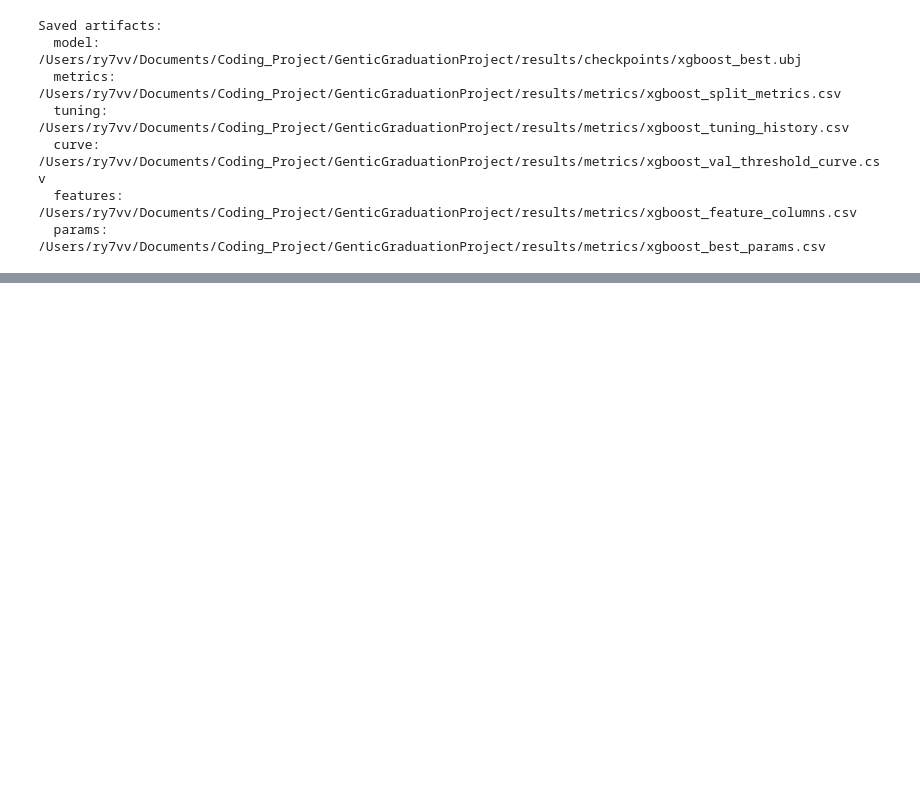
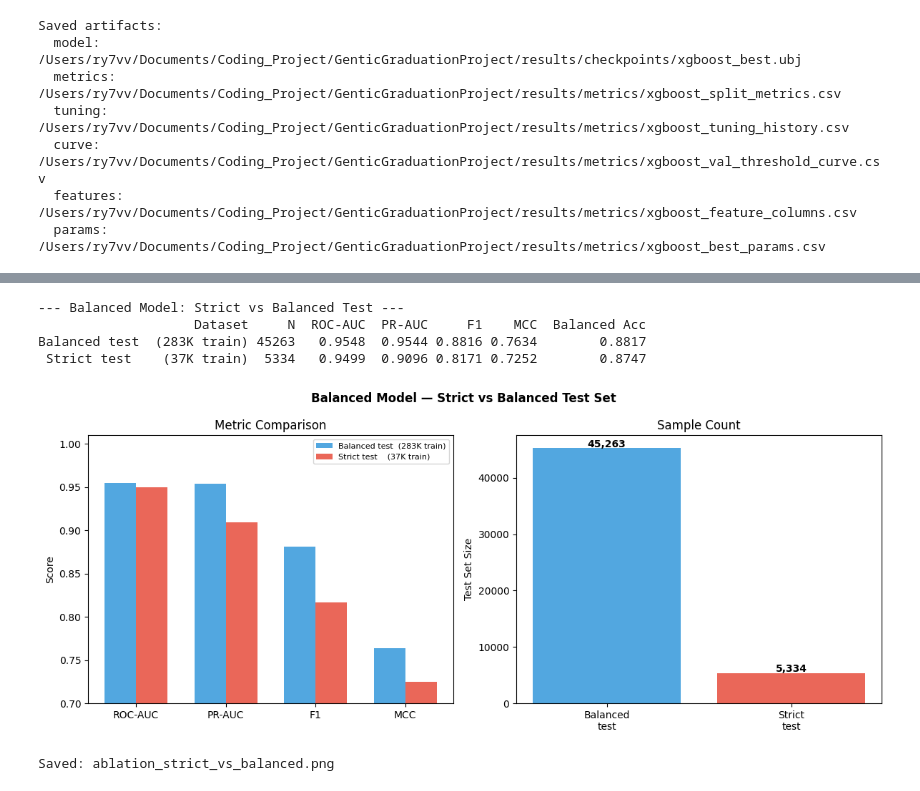
Before and after one commit to RayanAlDwlah/Genetic-Mutation-Detection-project, a Jupyter notebook: notebooks/08_baseline_models.ipynb, the cells around one changed output, grey strips where cells are left out. Drawn from its saved outputs; the diff is of its cells as text; code cells hidden in the pictures; blank space fills up the shorter version.

```diff
--- a/notebooks/08_baseline_models.ipynb
+++ b/notebooks/08_baseline_models.ipynb
@@ -322,0 +497,63 @@ Saved artifacts:
+# %%
+# Evaluate balanced model on BOTH test sets
+ablation_rows = []
+for label, X, y in [
+    ('Balanced test  (283K train)', X_test,        y_test),
+    ('Strict test    (37K train)',  X_strict_test,  y_strict_test),
+]:
+    prob = best_model.predict_proba(X)[:, 1]
+    m = compute_classification_metrics(y, prob, threshold=best_threshold)
+    ablation_rows.append({
+        'Dataset':          label,
+        'N':                len(y),
+        'ROC-AUC':          round(m['roc_auc'], 4),
+        'PR-AUC':           round(m['pr_auc'], 4),
+        'F1':               round(m['f1'], 4),
+        'MCC':              round(m['mcc'], 4),
+        'Balanced Acc':     round(m['balanced_accuracy'], 4),
+    })
+
+ablation_df = pd.DataFrame(ablation_rows)
+print('--- Balanced Model: Strict vs Balanced Test ---')
+print(ablation_df.to_string(index=False))
+
+# Bar chart comparison
+fig, axes = plt.subplots(1, 2, figsize=(12, 5))
+fig.suptitle('Balanced Model — Strict vs Balanced Test Set', fontsize=12, fontweight='bold')
+
+metrics_to_plot = ['ROC-AUC', 'PR-AUC', 'F1', 'MCC']
+x = np.arange(len(metrics_to_plot))
+w = 0.35
+colors_ab = ['#3498db', '#e74c3c']
+
+for i, row in ablation_df.iterrows():
+    vals = [row[m] for m in metrics_to_plot]
+    axes[0].bar(x + (i - 0.5) * w, vals, w, label=row['Dataset'].strip(), color=colors_ab[i], alpha=0.85)
+
+axes[0].set_xticks(x)
+axes[0].set_xticklabels(metrics_to_plot)
+axes[0].set_ylim(0.7, 1.01)
+axes[0].set_ylabel('Score')
+axes[0].set_title('Metric Comparison')
+axes[0].legend(fontsize=8)
+
+# Sample size comparison
+axes[1].bar(['Balanced\ntest', 'Strict\ntest'],
+            [len(y_test), len(y_strict_test)],
+            color=colors_ab, alpha=0.85)
+axes[1].set_ylabel('Test Set Size')
+axes[1].set_title('Sample Count')
+for j, v in enumerate([len(y_test), len(y_strict_test)]):
+    axes[1].text(j, v + 200, f'{v:,}', ha='center', fontweight='bold')
+
+plt.tight_layout()
+plt.savefig(figures_dir / 'ablation_strict_vs_balanced.png', dpi=150, bbox_inches='tight')
+plt.show()
+print('Saved: ablation_strict_vs_balanced.png')
+# %% [output]
+--- Balanced Model: Strict vs Balanced Test ---
+                    Dataset     N  ROC-AUC  PR-AUC     F1    MCC  Balanced Acc
+Balanced test  (283K train) 45263   0.9548  0.9544 0.8816 0.7634        0.8817
+ Strict test    (37K train)  5334   0.9499  0.9096 0.8171 0.7252        0.8747
+[figure, added]
+Saved: ablation_strict_vs_balanced.png
```
Also changed, not shown: parts of 13 cells of this notebook.
